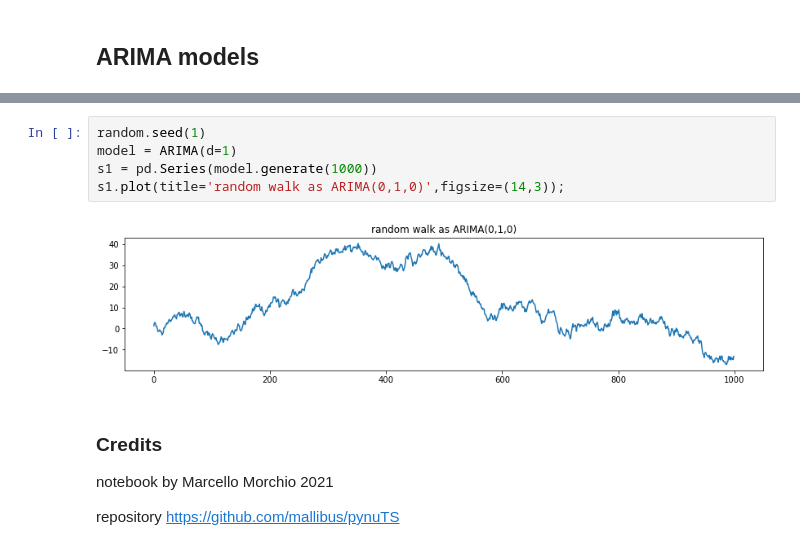
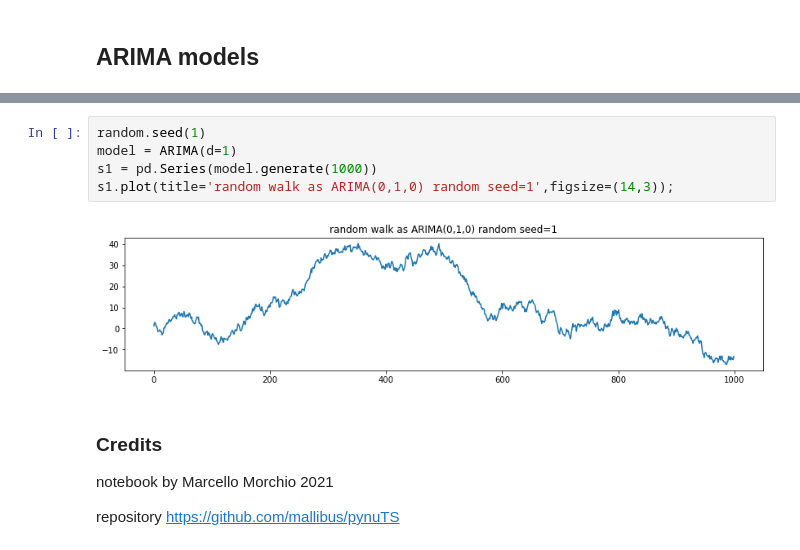
Before and after one commit to nickprock/pynuTS, a Jupyter notebook: demos/experiments for generator.ipynb, the cells around one changed output, grey strips where cells are left out. Cells and saved outputs as stored; diff of their text form.

Commit message:
demo notebook with ARIMA

```diff
--- a/demos/experiments for generator.ipynb
+++ b/demos/experiments for generator.ipynb
@@ -148,10 +148,10 @@ s1.plot(title='random walk as AR(1) random seed=1',figsize=(14,3));
 # %%
 random.seed(1)
 model = ARIMA(d=1)
 s1 = pd.Series(model.generate(1000))
-s1.plot(title='random walk as ARIMA(0,1,0)',figsize=(14,3));
+s1.plot(title='random walk as ARIMA(0,1,0) random seed=1',figsize=(14,3));
 # %% [output]
-[figure, old version]
+[figure, new version]
 # %% [markdown]
 ### Credits
 
```
Also changed, not shown: parts of 8 cells of this notebook.
